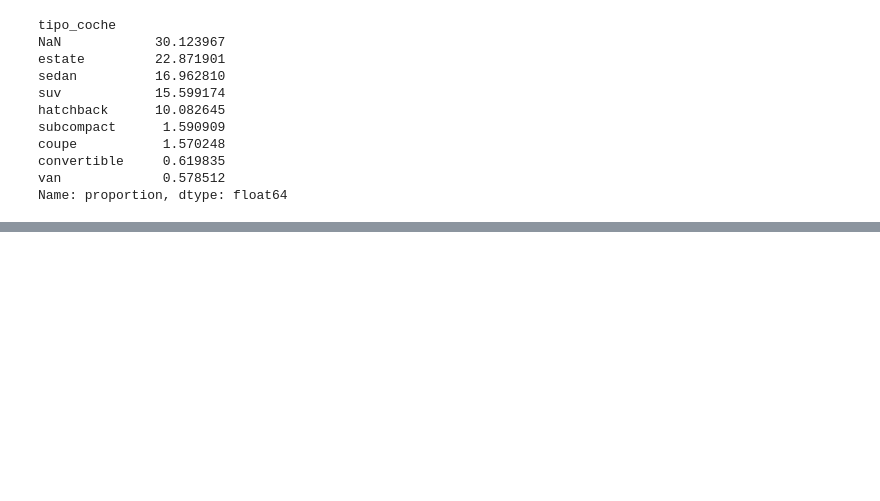
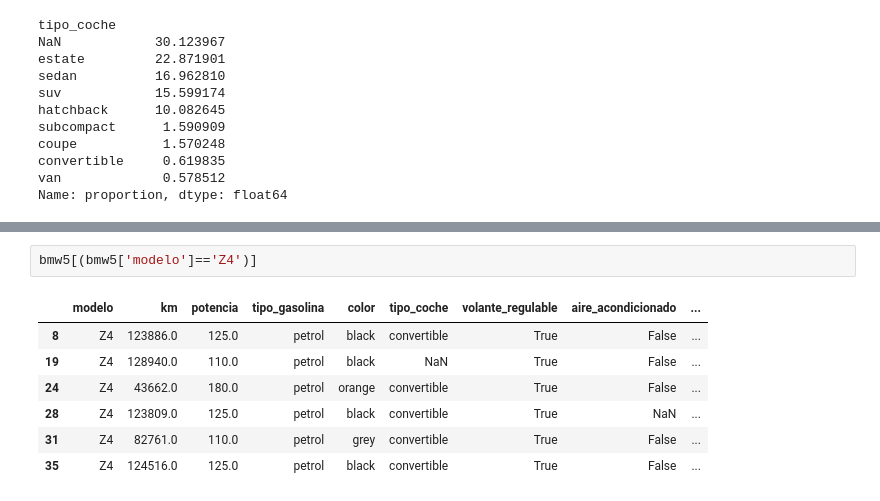
Before and after one commit to tvgtech/BMW_Proj, a Jupyter notebook: Toni_BMW.ipynb, the cells around one changed output, grey strips where cells are left out. Drawn from its saved outputs; the diff is of its cells as text; blank space fills up the shorter version.

```diff
--- a/Toni_BMW.ipynb
+++ b/Toni_BMW.ipynb
@@ -539,0 +551,10 @@ Name: proportion, dtype: float64
+# %%
+bmw5[(bmw5['modelo']=='Z4')]
+# %% [output]
+|  | modelo | km | potencia | tipo_gasolina | color | tipo_coche | volante_regulable | aire_acondicionado | ... |
+| 8 | Z4 | 123886.0 | 125.0 | petrol | black | convertible | True | False | ... |
+| 19 | Z4 | 128940.0 | 110.0 | petrol | black | NaN | True | False | ... |
+| 24 | Z4 | 43662.0 | 180.0 | petrol | orange | convertible | True | False | ... |
+| 28 | Z4 | 123809.0 | 125.0 | petrol | black | convertible | True | NaN | ... |
+| 31 | Z4 | 82761.0 | 110.0 | petrol | grey | convertible | True | False | ... |
+| 35 | Z4 | 124516.0 | 125.0 | petrol | black | convertible | True | False | ... |
```
Also changed, not shown: parts of 13 cells of this notebook, 1 other file.
